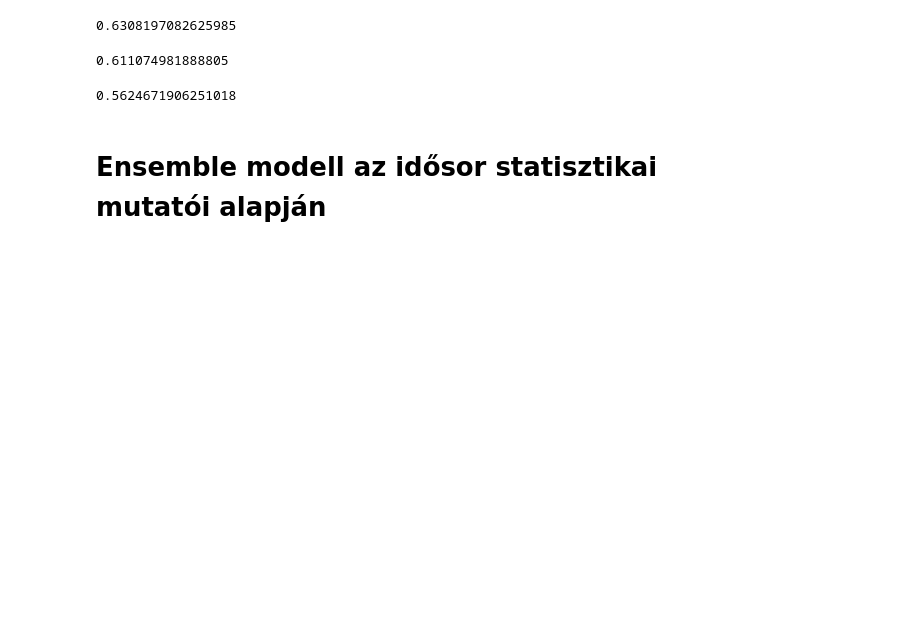
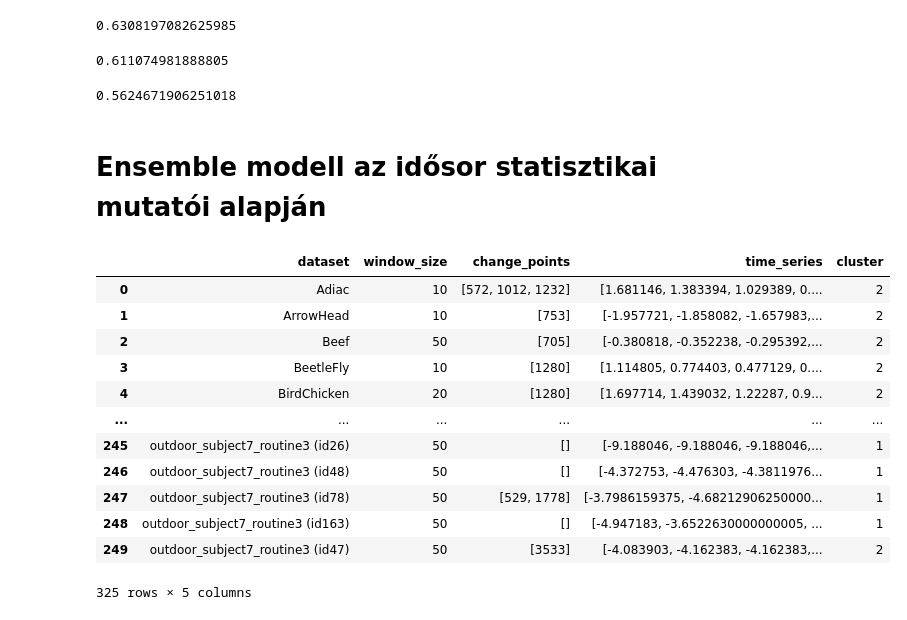
Before and after one commit to czotterbenedek/time-series-ensemble-segmentation, a Jupyter notebook: onlab_tfb4fy.ipynb, the cells around one changed output. Cells and saved outputs as stored; diff of their text form; code cells hidden in the pictures; blank space fills up the shorter version.

```diff
--- a/onlab_tfb4fy.ipynb
+++ b/onlab_tfb4fy.ipynb
@@ -747,6 +749,23 @@ calculate_score(has_for_tcnautoencoder, CLaSPWindowBinSeg_segmenter)
 0.5624671906251018
 # %% [markdown]
 # Ensemble modell az idősor statisztikai mutatói alapján
+# %%
+all_in_one_timeseries = pd.concat([tssb, has_for_tcnautoencoder])
+all_in_one_timeseries
+# %% [output]
+|  | dataset | window_size | change_points | time_series | cluster |
+| 0 | Adiac | 10 | [572, 1012, 1232] | [1.681146, 1.383394, 1.029389, 0.... | 2 |
+| 1 | ArrowHead | 10 | [753] | [-1.957721, -1.858082, -1.657983,... | 2 |
+| 2 | Beef | 50 | [705] | [-0.380818, -0.352238, -0.295392,... | 2 |
+| 3 | BeetleFly | 10 | [1280] | [1.114805, 0.774403, 0.477129, 0.... | 2 |
+| 4 | BirdChicken | 20 | [1280] | [1.697714, 1.439032, 1.22287, 0.9... | 2 |
+| ... | ... | ... | ... | ... | ... |
+| 245 | outdoor_subject7_routine3 (id26) | 50 | [] | [-9.188046, -9.188046, -9.188046,... | 1 |
+| 246 | outdoor_subject7_routine3 (id48) | 50 | [] | [-4.372753, -4.476303, -4.3811976... | 1 |
+| 247 | outdoor_subject7_routine3 (id78) | 50 | [529, 1778] | [-3.7986159375, -4.68212906250000... | 1 |
+| 248 | outdoor_subject7_routine3 (id163) | 50 | [] | [-4.947183, -3.6522630000000005, ... | 1 |
+| 249 | outdoor_subject7_routine3 (id47) | 50 | [3533] | [-4.083903, -4.162383, -4.162383,... | 2 |
+325 rows × 5 columns
 # %%
 from scipy.stats import linregress, median_abs_deviation
 from sklearn.linear_model import TheilSenRegressor
```
Also changed, not shown: parts of 15 cells of this notebook.
